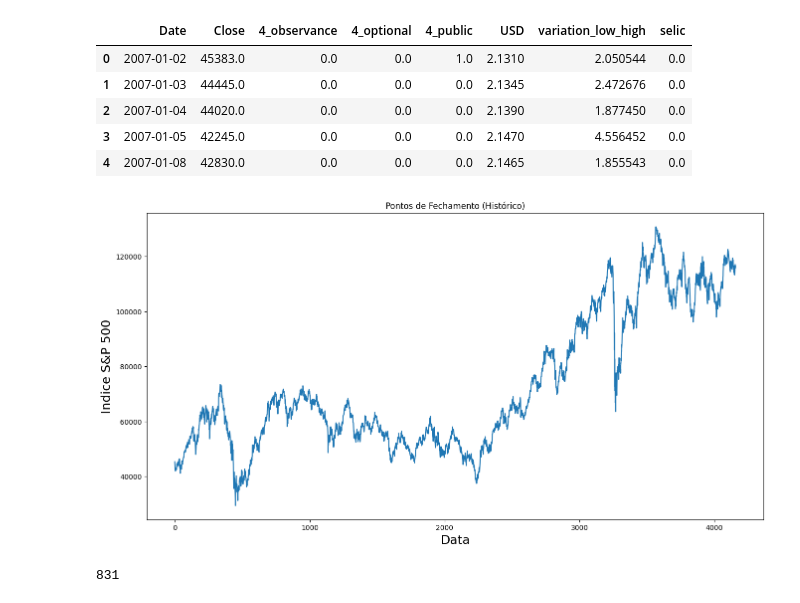
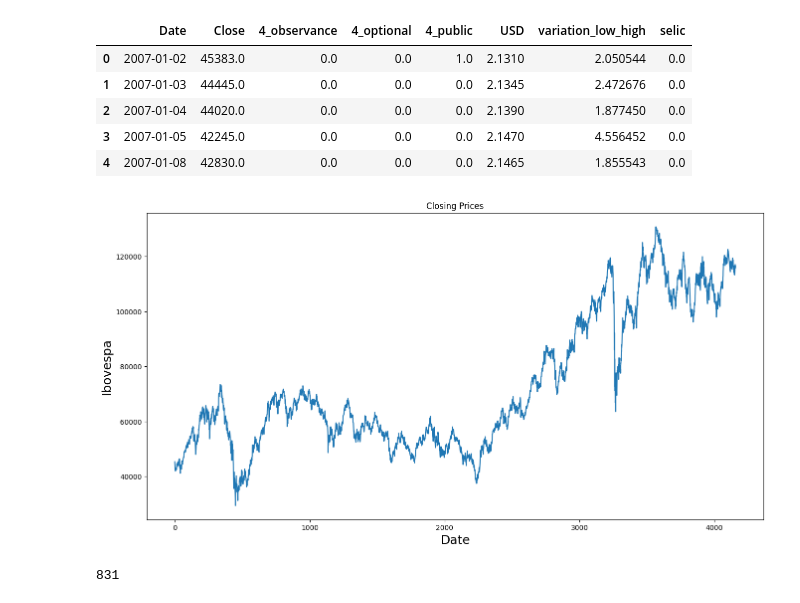
Before and after one commit to marreapato/Forecasting_Paper_XAI, a Jupyter notebook: stocks_type_lags/DeepModels.ipynb, the cells around one changed output. Saved outputs shown, nothing was run; the diff lists cells and outputs as text; code cells hidden in the pictures.

```diff
--- a/stocks_type_lags/DeepModels.ipynb
+++ b/stocks_type_lags/DeepModels.ipynb
@@ -199,13 +216,13 @@ data.head()#SELIC WAS ADDED HERE
 | 4 | 2007-01-08 | 42830.0 | 0.0 | 0.0 | 0.0 | 2.1465 | 1.855543 | 0.0 |
 # %%
 plt.figure(figsize=(16,8))
-plt.title("Pontos de Fechamento (Histórico)")
+plt.title("Closing Prices")
 plt.plot(data["Close"])
-plt.xlabel("Data",fontsize=18)
-plt.ylabel("Indice S&P 500",fontsize=18)
+plt.xlabel("Date",fontsize=18)
+plt.ylabel("Ibovespa",fontsize=18)
 plt.show()
 # %% [output]
-[figure, old version]
+[figure, new version]
 # %%
 look_back=6
 # %%
```
Also changed, not shown: parts of 22 cells of this notebook.
